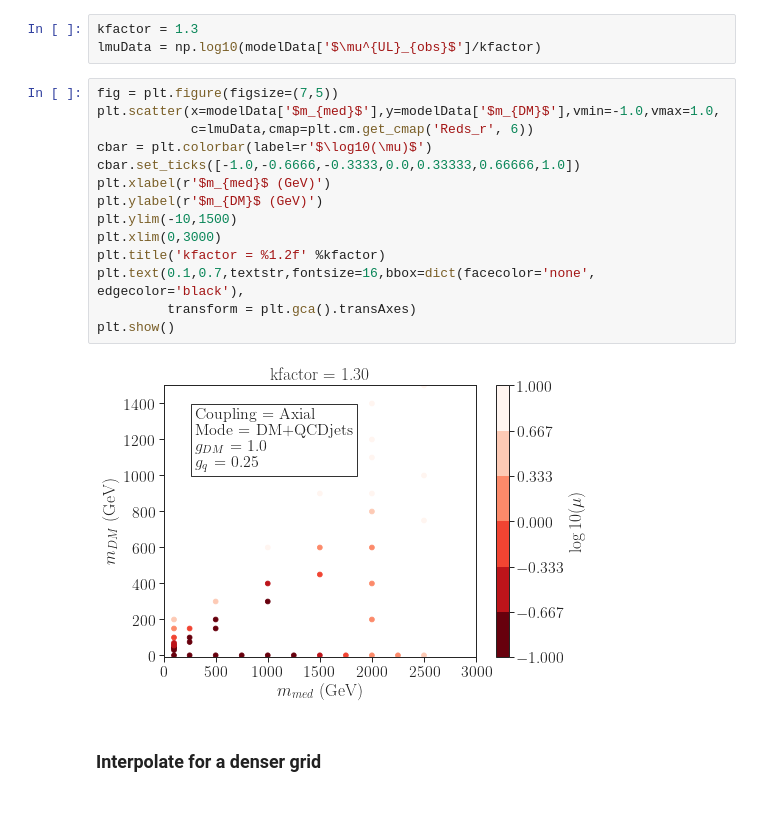
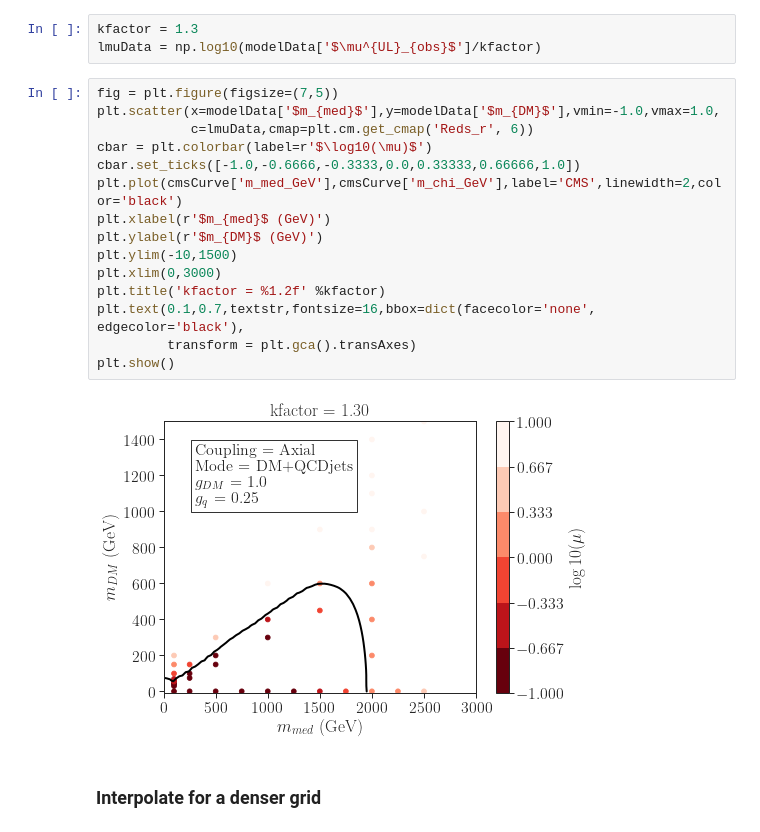
Before and after one commit to andlessa/MonoXSMS, a Jupyter notebook: notebooks/plotUpperLimits.ipynb, the cells around one changed output. Drawn from its saved outputs; the diff is of its cells as text.

```diff
--- a/notebooks/plotUpperLimits.ipynb
+++ b/notebooks/plotUpperLimits.ipynb
@@ -70,19 +78,20 @@ lmuData = np.log10(modelData['$\mu^{UL}_{obs}$']/kfactor)
 # %%
 fig = plt.figure(figsize=(7,5))
 plt.scatter(x=modelData['$m_{med}$'],y=modelData['$m_{DM}$'],vmin=-1.0,vmax=1.0,
             c=lmuData,cmap=plt.cm.get_cmap('Reds_r', 6))
 cbar = plt.colorbar(label=r'$\log10(\mu)$')
 cbar.set_ticks([-1.0,-0.6666,-0.3333,0.0,0.33333,0.66666,1.0])
+plt.plot(cmsCurve['m_med_GeV'],cmsCurve['m_chi_GeV'],label='CMS',linewidth=2,color='black')
 plt.xlabel(r'$m_{med}$ (GeV)')
 plt.ylabel(r'$m_{DM}$ (GeV)')
 plt.ylim(-10,1500)
 plt.xlim(0,3000)
 plt.title('kfactor = %1.2f' %kfactor)
 plt.text(0.1,0.7,textstr,fontsize=16,bbox=dict(facecolor='none', edgecolor='black'),
          transform = plt.gca().transAxes)
 plt.show()
 # %% [output]
-[figure, old version]
+[figure, new version]
 # %% [markdown]
 ### Interpolate for a denser grid
 # %%
```
Also changed, not shown: parts of 4 cells of this notebook, 4 other files.
